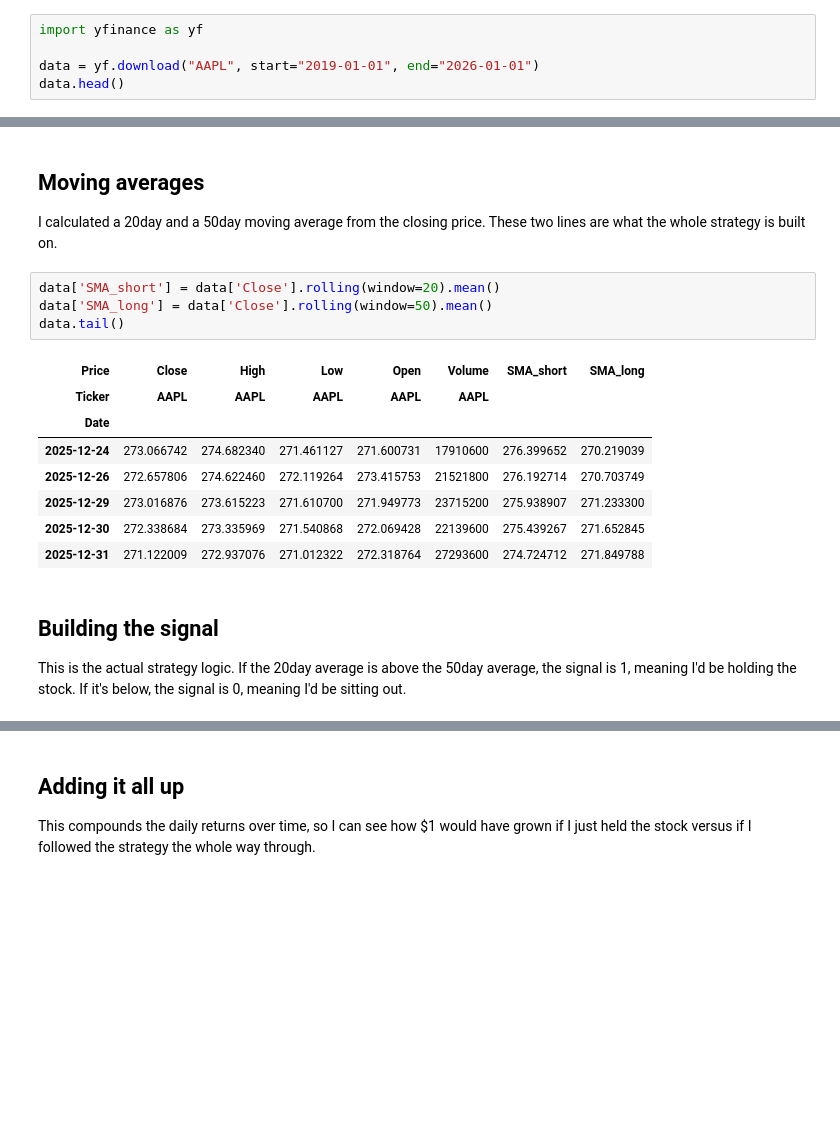
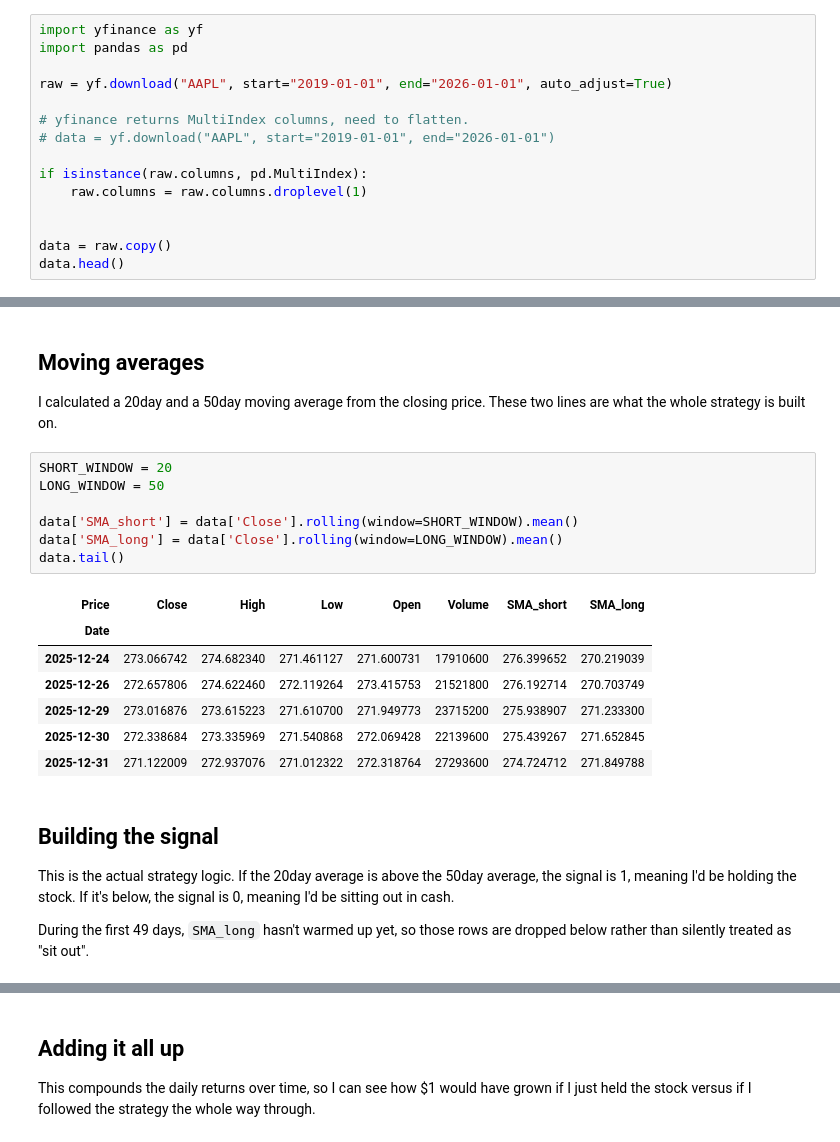
Before and after one commit to mann-patel07/AAPL-TrendFollowing-Backtest, a Jupyter notebook: Backtesting_v1 (3).ipynb, the cells around one changed output, grey strips where cells are left out. Saved outputs shown, nothing was run; the diff lists cells and outputs as text; blank space fills up the shorter version.

```diff
--- a/Backtesting_v1 (3).ipynb
+++ b/Backtesting_v1 (3).ipynb
@@ -21,7 +21,17 @@ I pulled daily AAPL price data from 2019 to early 2026 using yfinance. This rang
 # %%
 import yfinance as yf
+import pandas as pd
 
-data = yf.download("AAPL", start="2019-01-01", end="2026-01-01")
+raw = yf.download("AAPL", start="2019-01-01", end="2026-01-01", auto_adjust=True)
+
+# yfinance returns MultiIndex columns, need to flatten.
+# data = yf.download("AAPL", start="2019-01-01", end="2026-01-01")
+
+if isinstance(raw.columns, pd.MultiIndex):
+    raw.columns = raw.columns.droplevel(1)
+
+
+data = raw.copy()
 data.head()
 # %% [output]
 [*********************100%***********************]  1 of 1 completed
@@ -38,12 +47,14 @@ data.head()
 
 I calculated a 20day and a 50day moving average from the closing price. These two lines are what the whole strategy is built on.
 # %%
-data['SMA_short'] = data['Close'].rolling(window=20).mean()
-data['SMA_long'] = data['Close'].rolling(window=50).mean()
+SHORT_WINDOW = 20
+LONG_WINDOW = 50
+
+data['SMA_short'] = data['Close'].rolling(window=SHORT_WINDOW).mean()
+data['SMA_long'] = data['Close'].rolling(window=LONG_WINDOW).mean()
 data.tail()
 # %% [output]
 | Price | Close | High | Low | Open | Volume | SMA_short | SMA_long |
-| Ticker | AAPL | AAPL | AAPL | AAPL | AAPL |  |  |
 | Date |  |  |  |  |  |  |  |
 | 2025-12-24 | 273.066742 | 274.682340 | 271.461127 | 271.600731 | 17910600 | 276.399652 | 270.219039 |
 | 2025-12-26 | 272.657806 | 274.622460 | 272.119264 | 273.415753 | 21521800 | 276.192714 | 270.703749 |
@@ -53,5 +64,7 @@ data.tail()
 # %% [markdown]
 ## Building the signal
 
-This is the actual strategy logic. If the 20day average is above the 50day average, the signal is 1, meaning I'd be holding the stock. If it's below, the signal is 0, meaning I'd be sitting out.
+This is the actual strategy logic. If the 20day average is above the 50day average, the signal is 1, meaning I'd be holding the stock. If it's below, the signal is 0, meaning I'd be sitting out in cash.
+
+During the first 49 days, `SMA_long` hasn't warmed up yet, so those rows are dropped below rather than silently treated as "sit out".
 # %%
```
Also changed, not shown: parts of 18 cells of this notebook.
